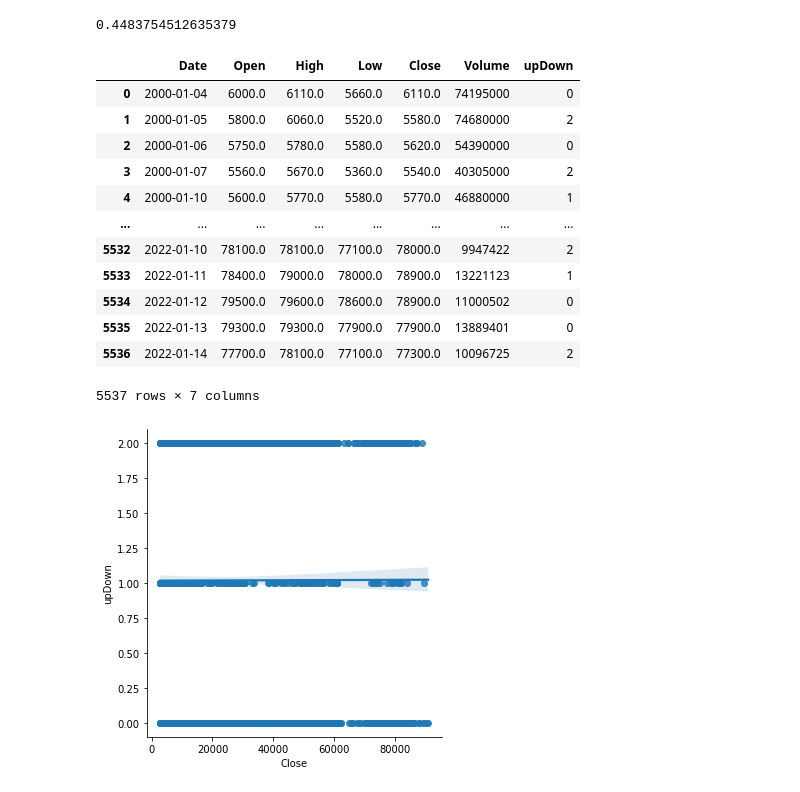
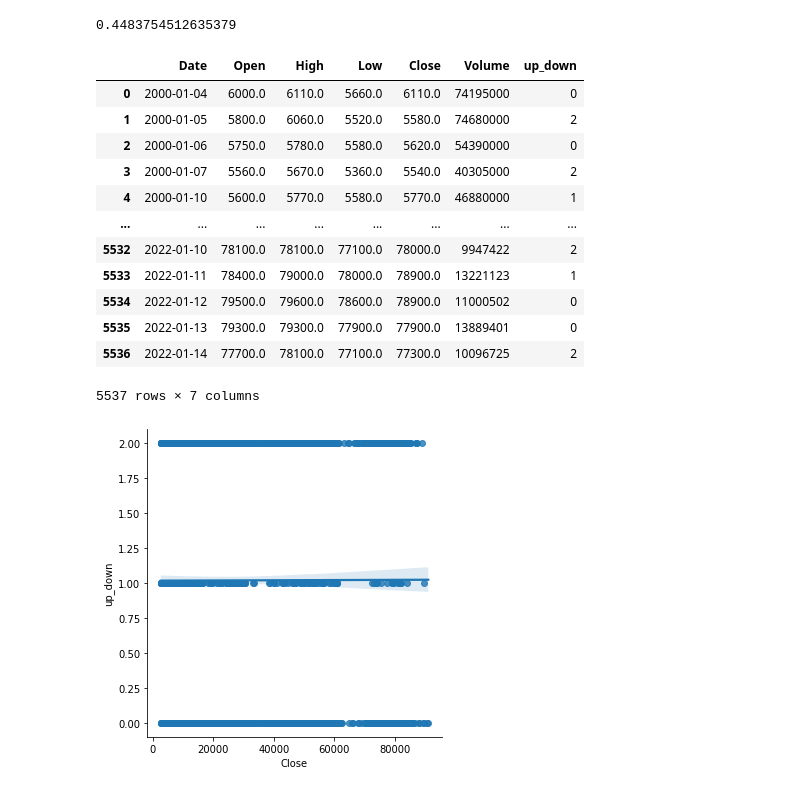
Before and after one commit to duffls/aiCourse, a Jupyter notebook: finance.ipynb, the cells around one changed output. Cells and saved outputs as stored; diff of their text form; code cells hidden in the pictures.

```diff
--- a/finance.ipynb
+++ b/finance.ipynb
@@ -505,0 +407,24 @@ memory usage: 64.9 KB
+# %%
+# X_data에 마지막 행 전까지의 데이터를, y_data에 익일부터의 종가를 입력
+X_data = data[:-1][:]
+y_data = pd.DataFrame(data['Close'][1:])
+y_data.index = y_data.index-1
+
+# target_data 에 금일 종가, 다음날 종가를 넣는다
+t_data = pd.DataFrame(X_data.Close)
+t_data['n_close'] = y_data
+
+def up_down(cp, ncp):
+    if cp > ncp:
+        return 0
+    elif cp == ncp:
+        return 1
+    else:
+        return 2
+
+# t_data.up_down 에 금일 종가와 익일 종가 비교 0: 하락, 1:= 2:상승을 넣은 target data를 만들고
+# 금일, 익일 종가 drop, 타입을 int로 변경(안하니 에러가...)
+t_data['up_down'] = t_data.apply( lambda row: up_down(row['Close'], row['n_close']), axis=1 )
+t_data.drop(["Close", "n_close"], axis=1, inplace=True)
+t_data = t_data.astype('int')
+t_data
@@ -548,10 +487,10 @@ accuracy_score(y_test, predict)
 0.4483754512635379
 # %%
 show_data = X_data
-show_data['upDown'] = t_data
+show_data['up_down'] = t_data
 show_data
 # %% [output]
-|  | Date | Open | High | Low | Close | Volume | upDown |
+|  | Date | Open | High | Low | Close | Volume | up_down |
 | 0 | 2000-01-04 | 6000.0 | 6110.0 | 5660.0 | 6110.0 | 74195000 | 0 |
 | 1 | 2000-01-05 | 5800.0 | 6060.0 | 5520.0 | 5580.0 | 74680000 | 2 |
 | 2 | 2000-01-06 | 5750.0 | 5780.0 | 5580.0 | 5620.0 | 54390000 | 0 |
```
Also changed, not shown: parts of 40 cells of this notebook.
